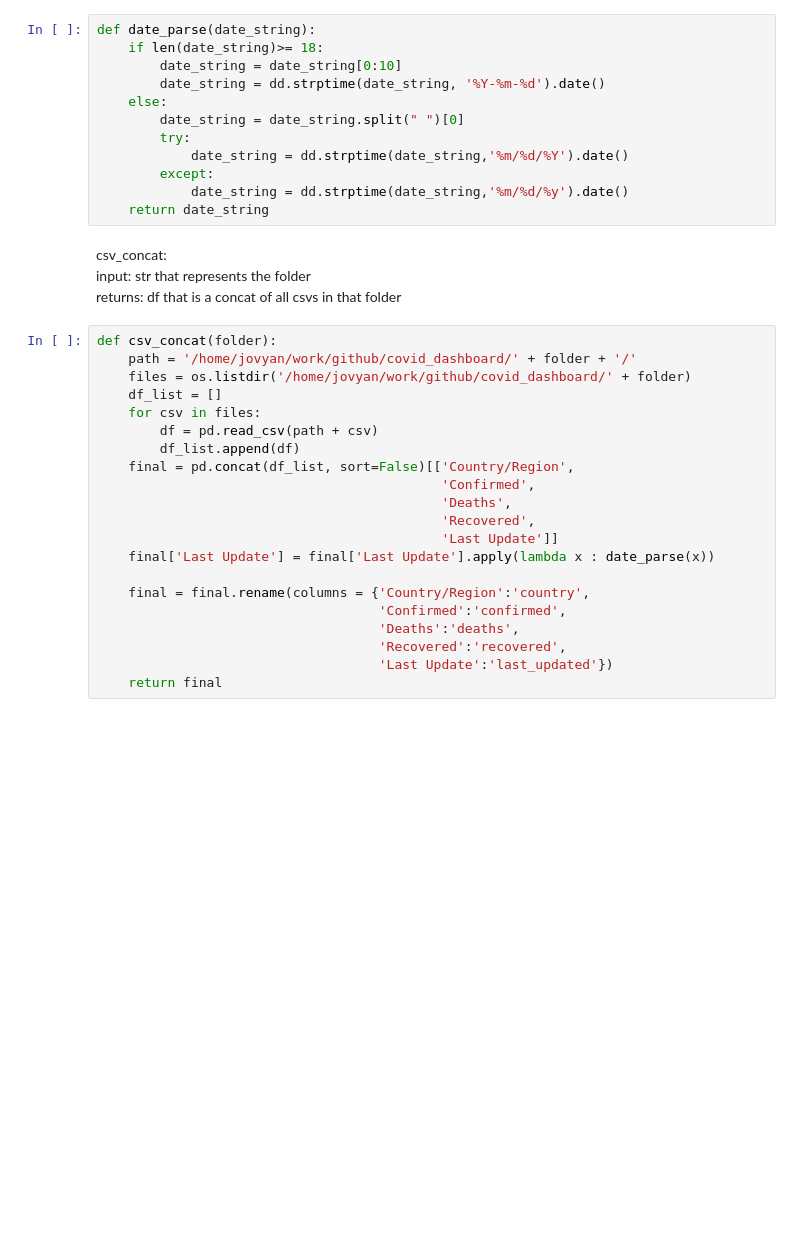
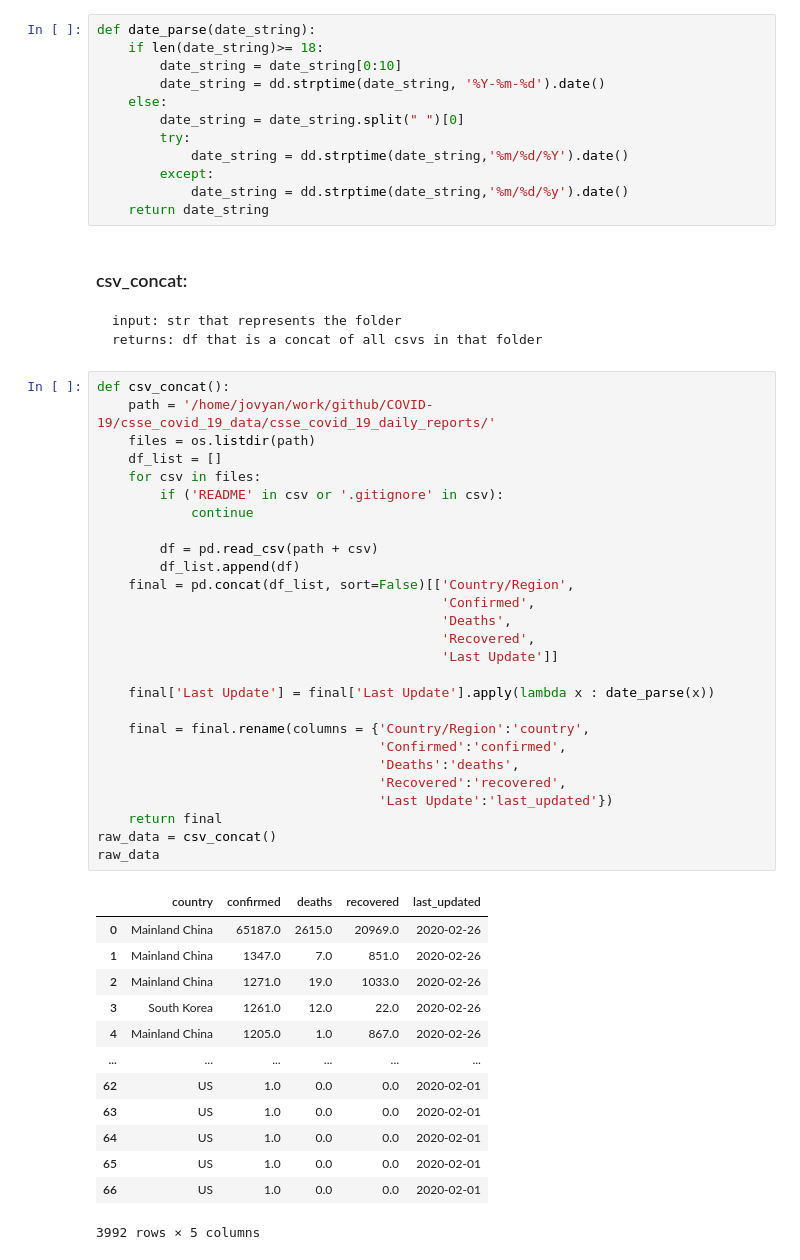
Before and after one commit to GladwinLee/covid_dashboard, a Jupyter notebook: covid_dashboard.ipynb, the cells around one changed output. Cells and saved outputs as stored; diff of their text form; blank space fills up the shorter version.

```diff
--- a/covid_dashboard.ipynb
+++ b/covid_dashboard.ipynb
@@ -29,27 +72,47 @@ def date_parse(date_string):
             date_string = dd.strptime(date_string,'%m/%d/%y').date()
     return date_string
 # %% [markdown]
-csv_concat:\
-input: str that represents the folder\
-returns: df that is a concat of all csvs in that folder
+### csv_concat:
+    input: str that represents the folder
+    returns: df that is a concat of all csvs in that folder
 # %%
-def csv_concat(folder):
-    path = '/home/jovyan/work/github/covid_dashboard/' + folder + '/'
-    files = os.listdir('/home/jovyan/work/github/covid_dashboard/' + folder)
+def csv_concat():
+    path = '/home/jovyan/work/github/COVID-19/csse_covid_19_data/csse_covid_19_daily_reports/'
+    files = os.listdir(path)
     df_list = []
     for csv in files:
+        if ('README' in csv or '.gitignore' in csv):
+            continue
+
         df = pd.read_csv(path + csv)
         df_list.append(df)
     final = pd.concat(df_list, sort=False)[['Country/Region',
                                             'Confirmed',
                                             'Deaths',
                                             'Recovered',
                                             'Last Update']]
+
     final['Last Update'] = final['Last Update'].apply(lambda x : date_parse(x))
 
     final = final.rename(columns = {'Country/Region':'country',
                                     'Confirmed':'confirmed',
                                     'Deaths':'deaths',
                                     'Recovered':'recovered',
                                     'Last Update':'last_updated'})
     return final
+raw_data = csv_concat()
+raw_data
+# %% [output]
+|  | country | confirmed | deaths | recovered | last_updated |
+| 0 | Mainland China | 65187.0 | 2615.0 | 20969.0 | 2020-02-26 |
+| 1 | Mainland China | 1347.0 | 7.0 | 851.0 | 2020-02-26 |
+| 2 | Mainland China | 1271.0 | 19.0 | 1033.0 | 2020-02-26 |
+| 3 | South Korea | 1261.0 | 12.0 | 22.0 | 2020-02-26 |
+| 4 | Mainland China | 1205.0 | 1.0 | 867.0 | 2020-02-26 |
+| ... | ... | ... | ... | ... | ... |
+| 62 | US | 1.0 | 0.0 | 0.0 | 2020-02-01 |
+| 63 | US | 1.0 | 0.0 | 0.0 | 2020-02-01 |
+| 64 | US | 1.0 | 0.0 | 0.0 | 2020-02-01 |
+| 65 | US | 1.0 | 0.0 | 0.0 | 2020-02-01 |
+| 66 | US | 1.0 | 0.0 | 0.0 | 2020-02-01 |
+3992 rows × 5 columns
```
Also changed, not shown: parts of 22 cells of this notebook.
